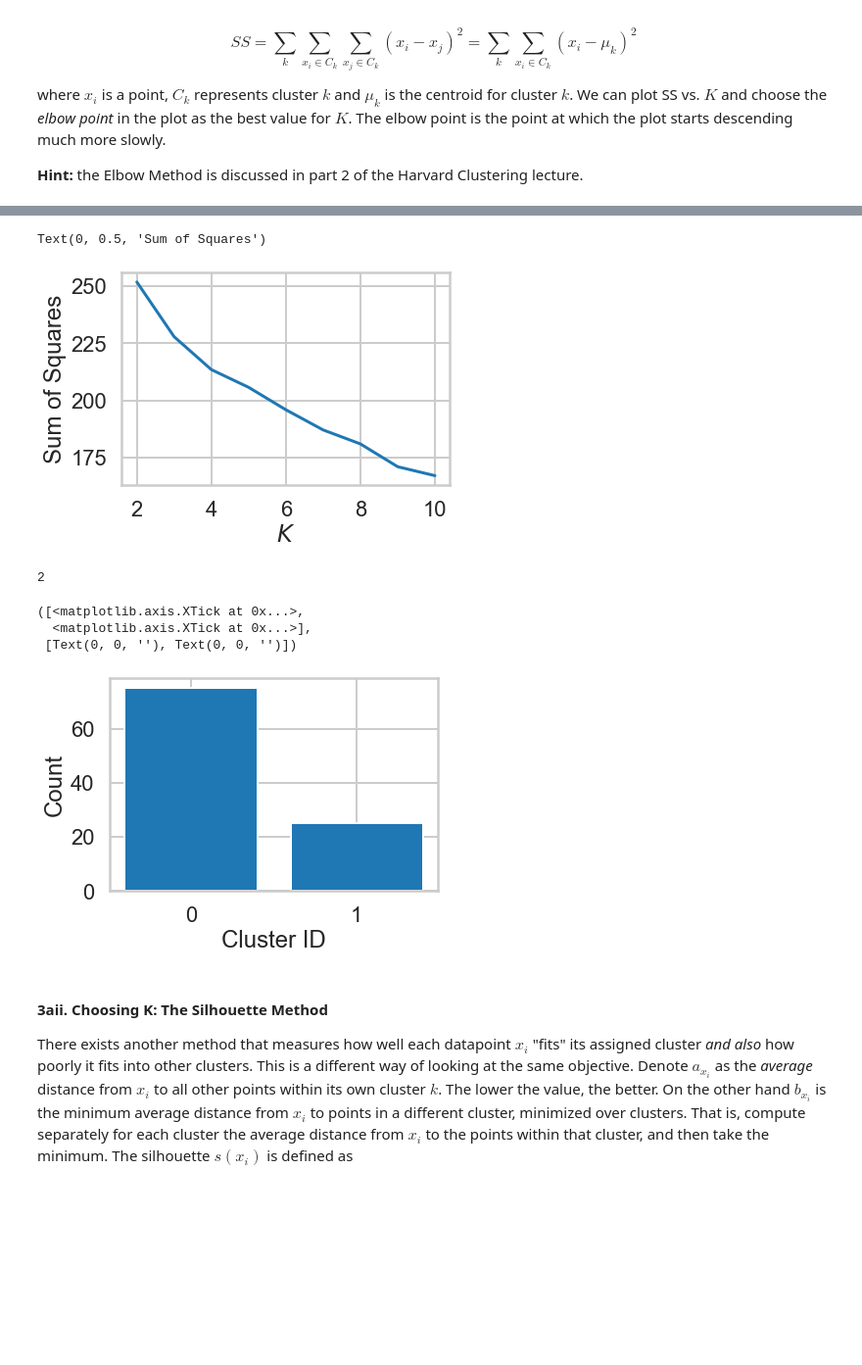
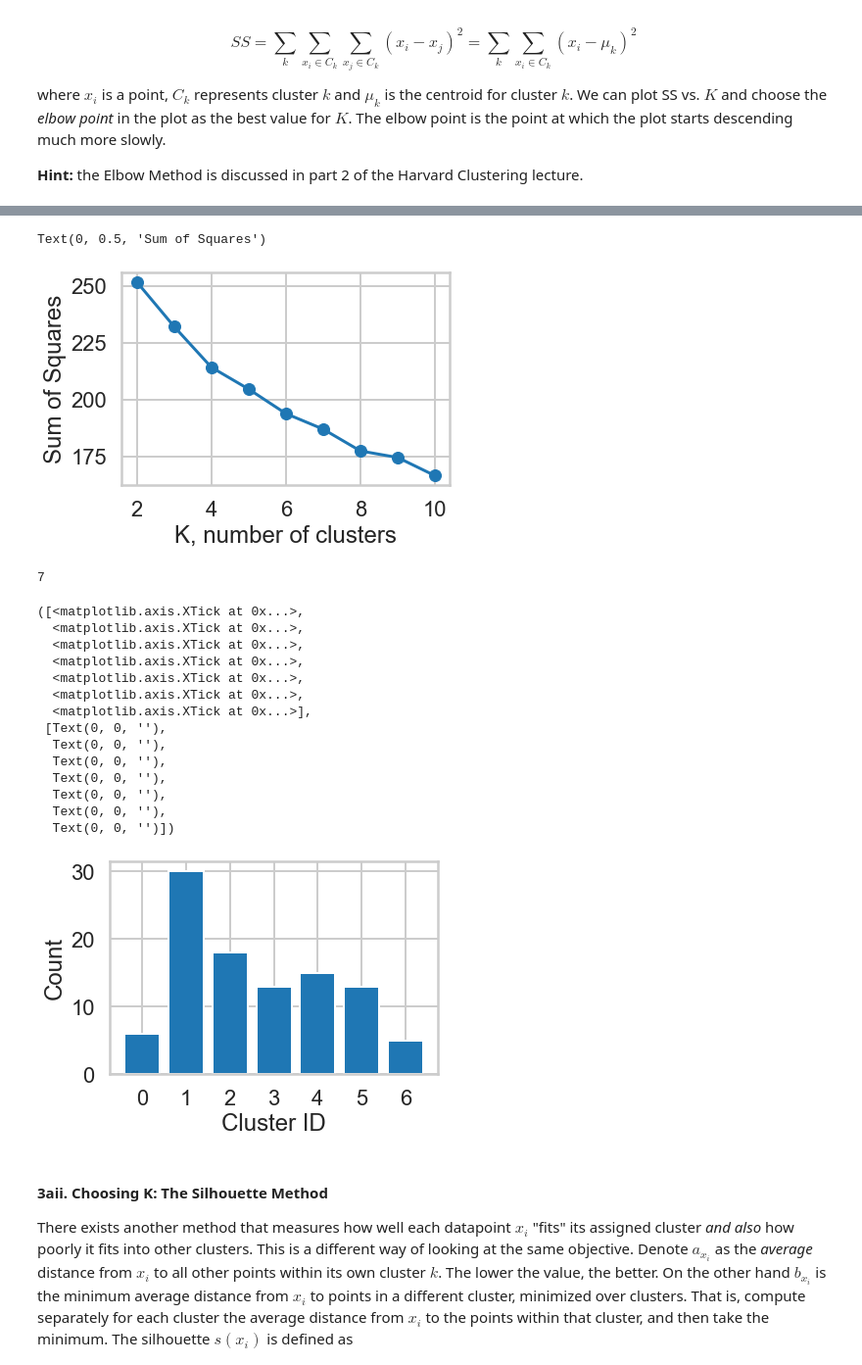
Before and after one commit to Tzega/Springboard, a Jupyter notebook: 15.6.3_Clustering_Case_Study_updated/Clustering Case Study - Customer Segmentation with K-Means - Tier 1.ipynb, the cells around one changed output, grey strips where cells are left out. Shown at 98% size. Cells and saved outputs as stored; diff of their text form; code cells hidden in the pictures; blank space fills up the shorter version.

```diff
--- a/15.6.3_Clustering_Case_Study_updated/Clustering Case Study - Customer Segmentation with K-Means - Tier 1.ipynb
+++ b/15.6.3_Clustering_Case_Study_updated/Clustering Case Study - Customer Segmentation with K-Means - Tier 1.ipynb
@@ -170,36 +183,48 @@ for k in Krange:
     assignments[str(k)] = assigned_cluster
 
 # Call plot() on plt with parameters Krange and ss
-plt.plot(Krange, ss)
+plt.plot(Krange, ss, '-o')
 
 # Let's label the plot
-plt.xlabel("$K$")
+plt.xlabel("K, number of clusters")
 plt.ylabel("Sum of Squares")
 
 # Can you see what we're doing here?
+# we are using the Elbow method to determine the best value for K
 # %% [output]
 Text(0, 0.5, 'Sum of Squares')
-[figure, old version]
+[figure, new version]
 # %%
 # What is the best K? Fill in the assignment below appropriately
-best_K = 2
+best_K = 7
 assignments_best_K = assignments[str(best_K)]
 counts = np.bincount(assignments_best_K)
 print(len(counts))
 
 # Call bar() on plt, with parameters range(best_K), counts, and align = 'center'
 plt.bar(range(best_K), counts, align = 'center')
 
 # Label the axes
 plt.xlabel("Cluster ID")
 plt.ylabel("Count")
 plt.xticks(range(best_K))
 # %% [output]
-2
+7
 ([<matplotlib.axis.XTick at 0x...>,
+  <matplotlib.axis.XTick at 0x...>,
+  <matplotlib.axis.XTick at 0x...>,
+  <matplotlib.axis.XTick at 0x...>,
+  <matplotlib.axis.XTick at 0x...>,
+  <matplotlib.axis.XTick at 0x...>,
   <matplotlib.axis.XTick at 0x...>],
- [Text(0, 0, ''), Text(0, 0, '')])
+ [Text(0, 0, ''),
+  Text(0, 0, ''),
+  Text(0, 0, ''),
+  Text(0, 0, ''),
+  Text(0, 0, ''),
+  Text(0, 0, ''),
+  Text(0, 0, '')])
-[figure, old version]
+[figure, new version]
 # %% [markdown]
 #### 3aii. Choosing K: The Silhouette Method
 
```
Also changed, not shown: parts of 22 cells of this notebook.
